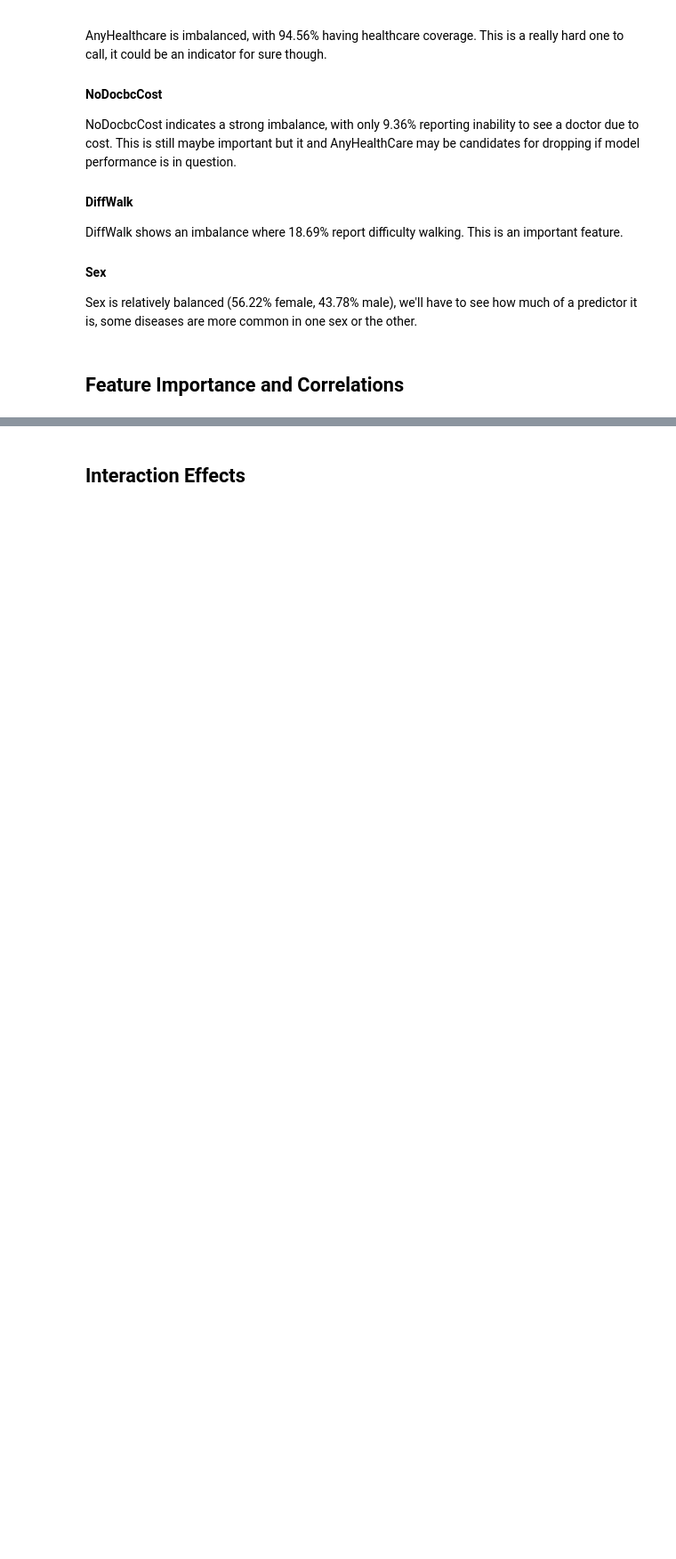
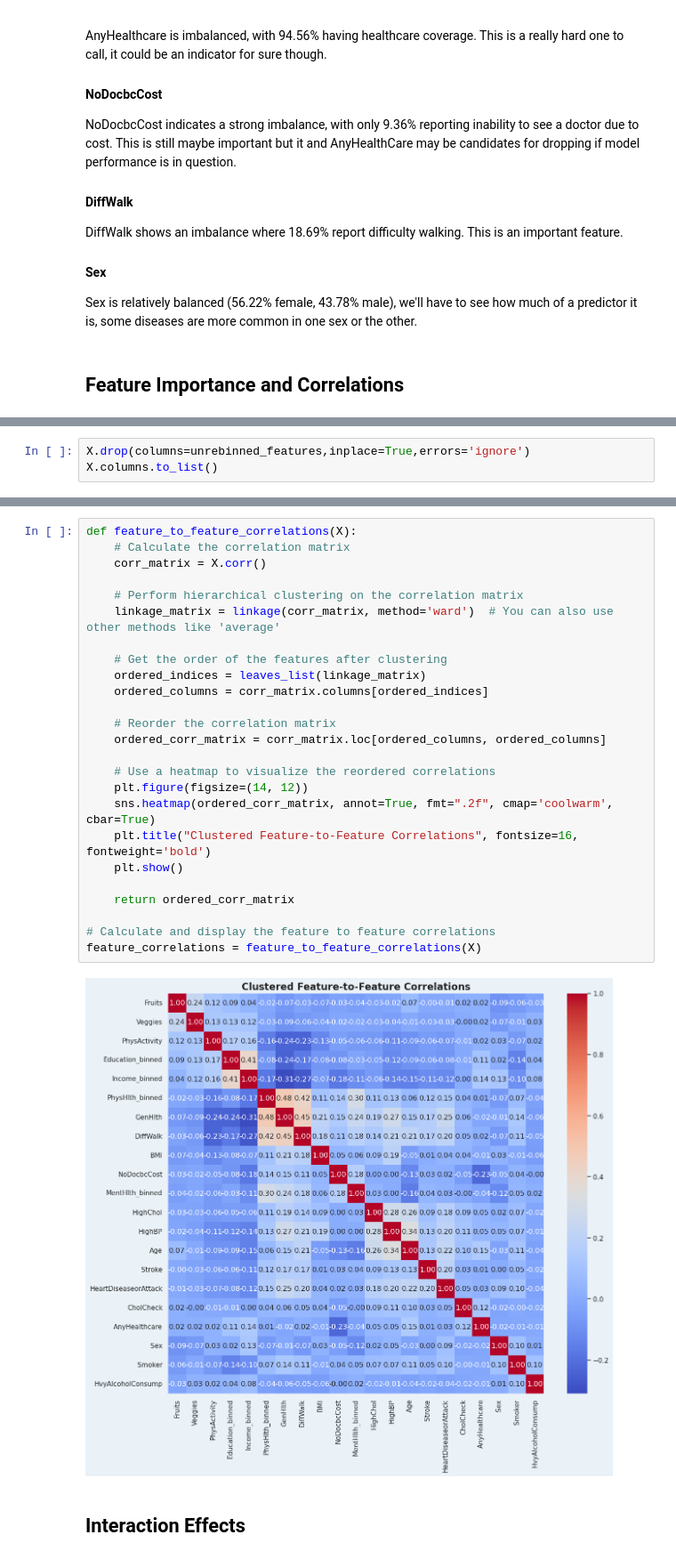
Before and after one commit to minerva-ds/diabetes-risk-identification-and-prediction, a Jupyter notebook: notebook.ipynb, the cells around one changed output, grey strips where cells are left out. Shown at 89% size. Saved outputs shown, nothing was run; the diff lists cells and outputs as text; blank space fills up the shorter version.

```diff
--- a/notebook.ipynb
+++ b/notebook.ipynb
@@ -912,0 +1017,3 @@ Sex is relatively balanced (56.22% female, 43.78% male), we'll have to see how m
+# %%
+X.drop(columns=unrebinned_features,inplace=True,errors='ignore')
+X.columns.to_list()
@@ -913,2 +1040,29 @@ Sex is relatively balanced (56.22% female, 43.78% male), we'll have to see how m
+# %%
+def feature_to_feature_correlations(X):
+    # Calculate the correlation matrix
+    corr_matrix = X.corr()
+
+    # Perform hierarchical clustering on the correlation matrix
+    linkage_matrix = linkage(corr_matrix, method='ward')  # You can also use other methods like 'average'
+
+    # Get the order of the features after clustering
+    ordered_indices = leaves_list(linkage_matrix)
+    ordered_columns = corr_matrix.columns[ordered_indices]
+
+    # Reorder the correlation matrix
+    ordered_corr_matrix = corr_matrix.loc[ordered_columns, ordered_columns]
+
+    # Use a heatmap to visualize the reordered correlations
+    plt.figure(figsize=(14, 12))
+    sns.heatmap(ordered_corr_matrix, annot=True, fmt=".2f", cmap='coolwarm', cbar=True)
+    plt.title("Clustered Feature-to-Feature Correlations", fontsize=16, fontweight='bold')
+    plt.show()
+
+    return ordered_corr_matrix
+
+# Calculate and display the feature to feature correlations
+feature_correlations = feature_to_feature_correlations(X)
+# %% [output]
+[figure, added]
 # %% [markdown]
 ## Interaction Effects
```
Also changed, not shown: parts of 47 cells of this notebook.
